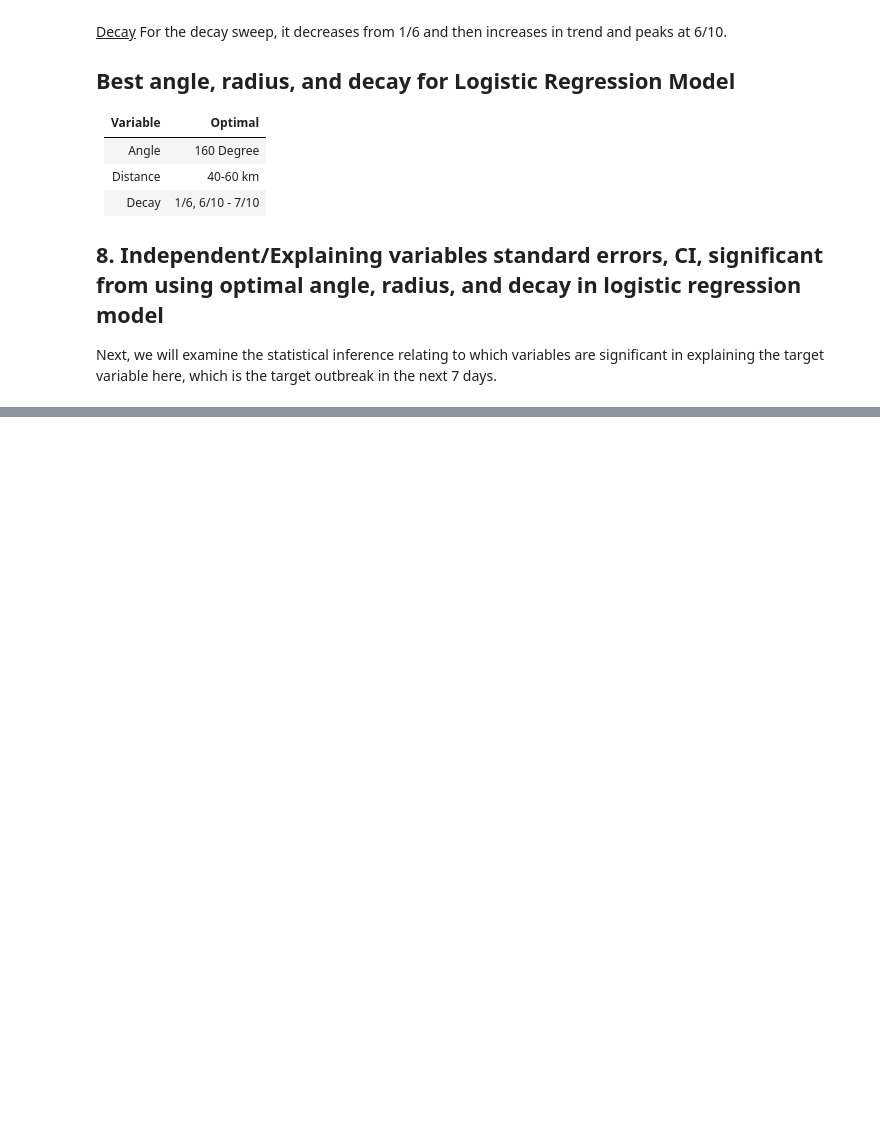
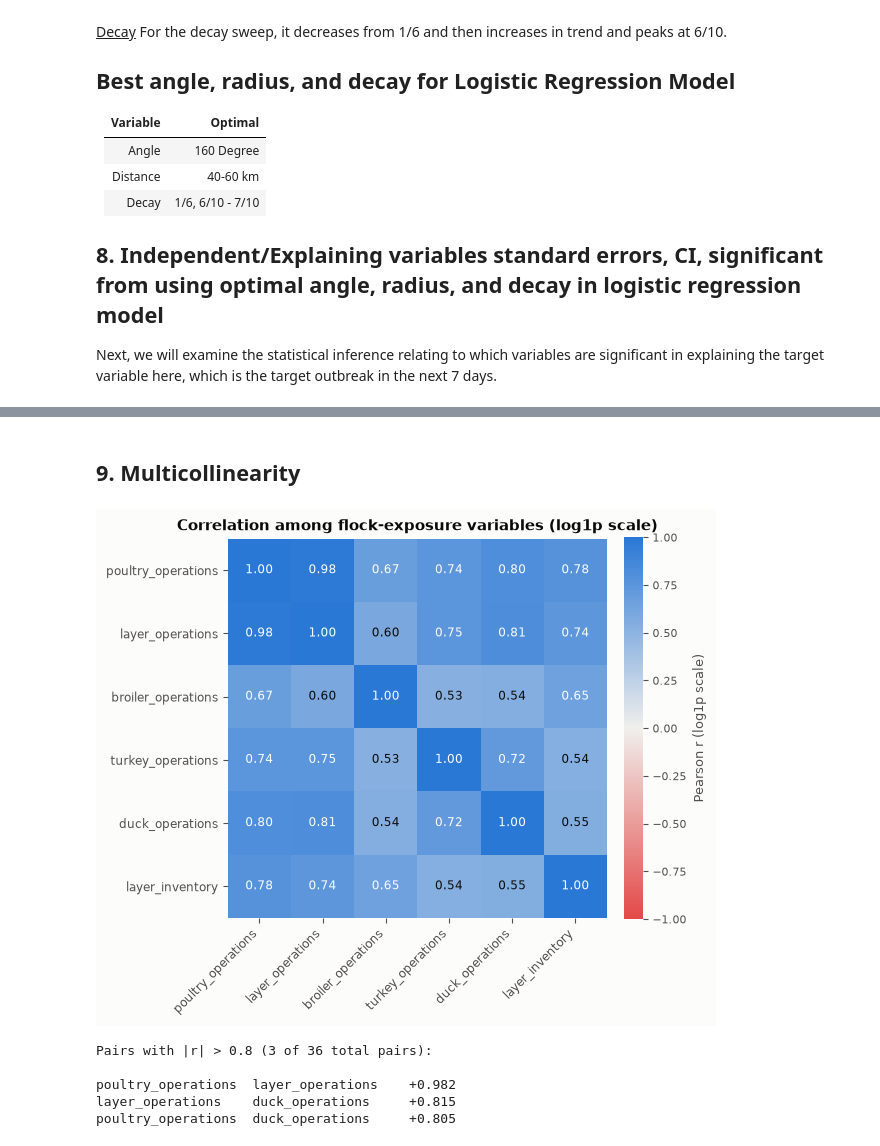
Before and after one commit to NickSanfordCPA/h5n1-capstone, a Jupyter notebook: notebooks/regression_baseline.ipynb, the cells around one changed output, grey strips where cells are left out. Cells and saved outputs as stored; diff of their text form; code cells hidden in the pictures; blank space fills up the shorter version.

```diff
--- a/notebooks/regression_baseline.ipynb
+++ b/notebooks/regression_baseline.ipynb
@@ -890,0 +905,65 @@ plt.show()
+# %% [markdown]
+## 9. Multicollinearity
+# %%
+FLOCK_COLS = [
+    "poultry_operations", "layer_operations", "broiler_operations",
+    "turkey_operations", "duck_operations", "layer_inventory",
+]
+
+# log1p to match the scale these variables actually enter the model at (section 2) --
+# correlating the raw, heavily right-skewed counts would just be dominated by a
+# handful of huge egg-belt counties.
+flock_log = np.log1p(df[FLOCK_COLS].clip(lower=0))
+corr = flock_log.corr()
+
+from matplotlib.colors import LinearSegmentedColormap
+
+RED = "#e34948"
+diverging = LinearSegmentedColormap.from_list("blue_gray_red", [RED, "#f0efec", BLUE])
+
+fig, ax = plt.subplots(figsize=(6.2, 5.6))
+im = ax.imshow(corr, cmap=diverging, vmin=-1, vmax=1)
+
+n = len(FLOCK_COLS)
+ax.set_xticks(range(n)); ax.set_yticks(range(n))
+ax.set_xticklabels(FLOCK_COLS, rotation=45, ha="right", fontsize=8.5)
+ax.set_yticklabels(FLOCK_COLS, fontsize=8.5)
+ax.grid(False)
+for spine in ax.spines.values():
+    spine.set_visible(False)
+
+for i in range(n):
+    for j in range(n):
+        r = corr.iloc[i, j]
+        ax.text(j, i, f"{r:.2f}", ha="center", va="center", fontsize=8.5,
+                color=SURFACE if abs(r) > 0.6 else INK)
+
+cbar = fig.colorbar(im, ax=ax, fraction=0.046, pad=0.04)
+cbar.set_label("Pearson r (log1p scale)", color=INK_2, fontsize=9)
+cbar.ax.tick_params(colors=INK_2, labelsize=8)
+cbar.outline.set_visible(False)
+
+ax.set_title("Correlation among flock-exposure variables (log1p scale)")
+fig.tight_layout()
+plt.show()
+
+# --- flag pairs a modeler would actually worry about ---------------------------
+# |r| > 0.8 is the common rule-of-thumb threshold where multicollinearity starts
+# distorting individual coefficient estimates, even though the joint fit still
+# predicts fine.
+pairs = (
+    corr.where(np.triu(np.ones(corr.shape), k=1).astype(bool))
+        .stack()
+        .rename("r")
+        .sort_values(key=abs, ascending=False)
+)
+high = pairs[pairs.abs() > 0.8]
+print(f"Pairs with |r| > 0.8 ({len(high)} of {len(pairs)} total pairs):\n")
+print(high.map("{:+.3f}".format).to_string() if len(high) else "  (none)")
+# %% [output]
+[figure, added]
+Pairs with |r| > 0.8 (3 of 36 total pairs):
+
+poultry_operations  layer_operations    +0.982
+layer_operations    duck_operations     +0.815
+poultry_operations  duck_operations     +0.805
```
Also changed, not shown: parts of 23 cells of this notebook.
